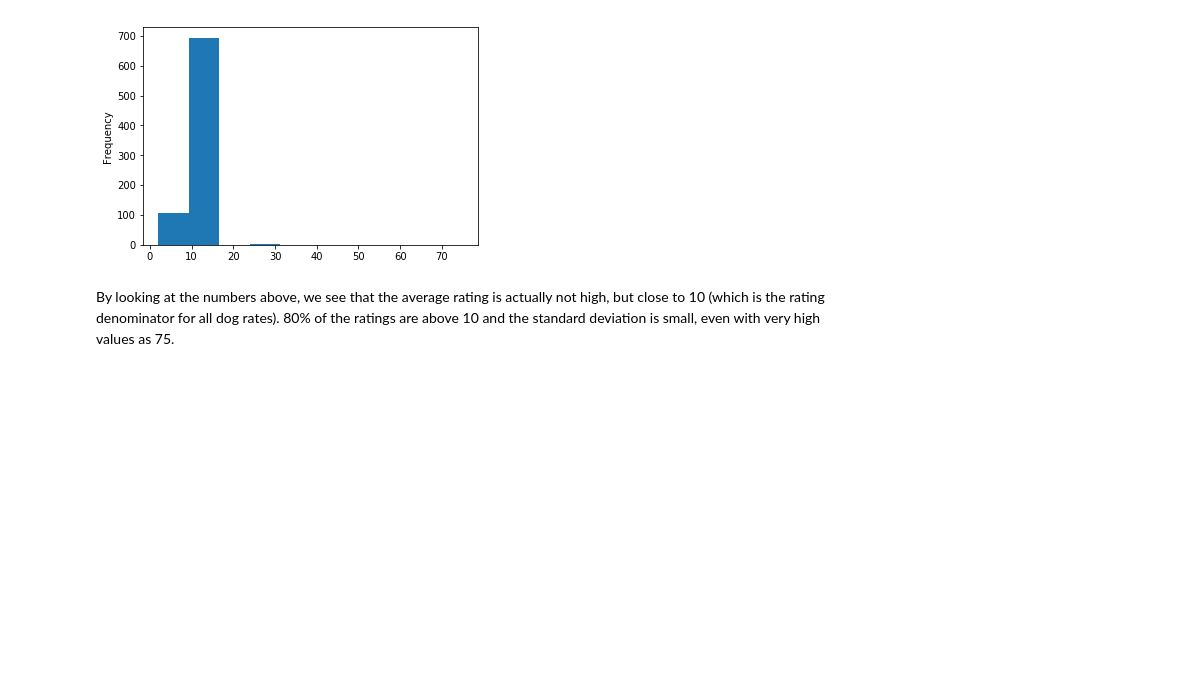
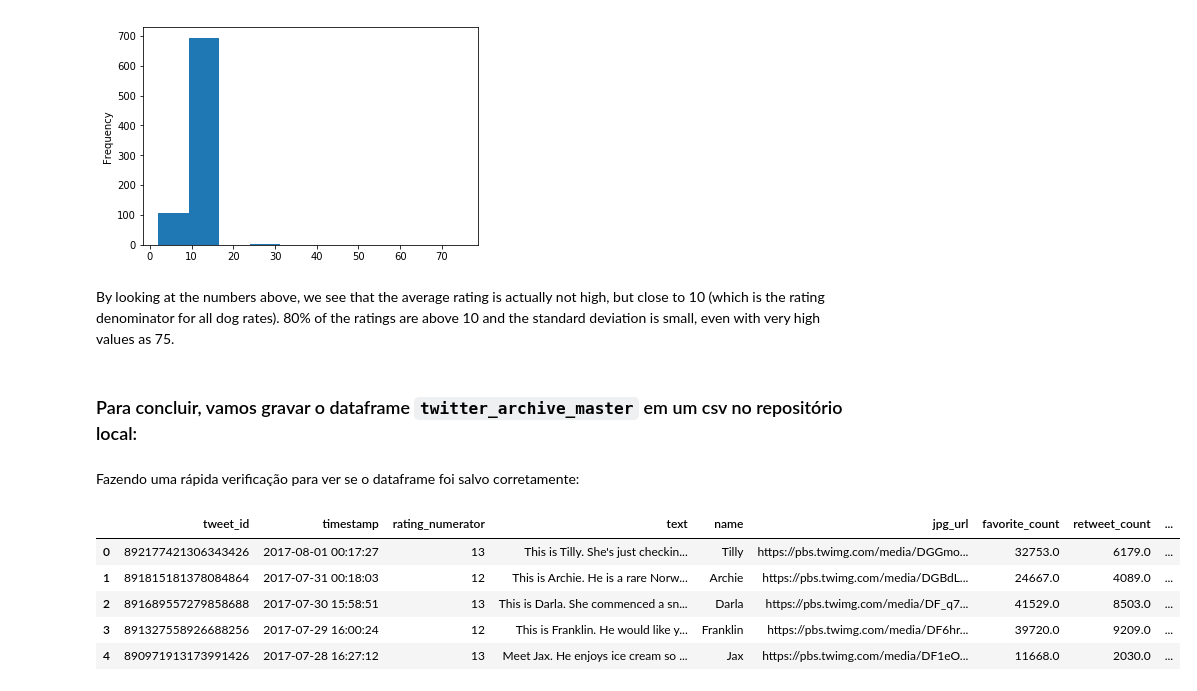
Before and after one commit to lgabs/dog_rates_tweets, a Jupyter notebook: wrangle_act.ipynb, the cells around one changed output. Cells and saved outputs as stored; diff of their text form; code cells hidden in the pictures; blank space fills up the shorter version.

```diff
--- a/wrangle_act.ipynb
+++ b/wrangle_act.ipynb
@@ -829,3 +829,5 @@ twitter_archive_master['rating_numerator'].plot(kind='hist')
 [figure]
 # %% [markdown]
 By looking at the numbers above, we see that the average rating is actually not high, but close to 10 (which is the rating denominator for all dog rates). 80% of the ratings are above 10 and the standard deviation is small, even with very high values as 75.
+# %% [markdown]
+### Para concluir, vamos gravar o dataframe `twitter_archive_master` em um csv no repositório local:
@@ -831,0 +836,11 @@ By looking at the numbers above, we see that the average rating is actually not
+# %% [markdown]
+Fazendo uma rápida verificação para ver se o dataframe foi salvo corretamente:
+# %%
+pd.read_csv('twitter_archive_master.csv').head()
+# %% [output]
+|  | tweet_id | timestamp | rating_numerator | text | name | jpg_url | favorite_count | retweet_count | ... |
+| 0 | 892177421306343426 | 2017-08-01 00:17:27 | 13 | This is Tilly. She's just checkin... | Tilly | https://pbs.twimg.com/media/DGGmo... | 32753.0 | 6179.0 | ... |
+| 1 | 891815181378084864 | 2017-07-31 00:18:03 | 12 | This is Archie. He is a rare Norw... | Archie | https://pbs.twimg.com/media/DGBdL... | 24667.0 | 4089.0 | ... |
+| 2 | 891689557279858688 | 2017-07-30 15:58:51 | 13 | This is Darla. She commenced a sn... | Darla | https://pbs.twimg.com/media/DF_q7... | 41529.0 | 8503.0 | ... |
+| 3 | 891327558926688256 | 2017-07-29 16:00:24 | 12 | This is Franklin. He would like y... | Franklin | https://pbs.twimg.com/media/DF6hr... | 39720.0 | 9209.0 | ... |
+| 4 | 890971913173991426 | 2017-07-28 16:27:12 | 13 | Meet Jax. He enjoys ice cream so ... | Jax | https://pbs.twimg.com/media/DF1eO... | 11668.0 | 2030.0 | ... |
```
Also changed, not shown: parts of 1 cell of this notebook, 1 other file.
